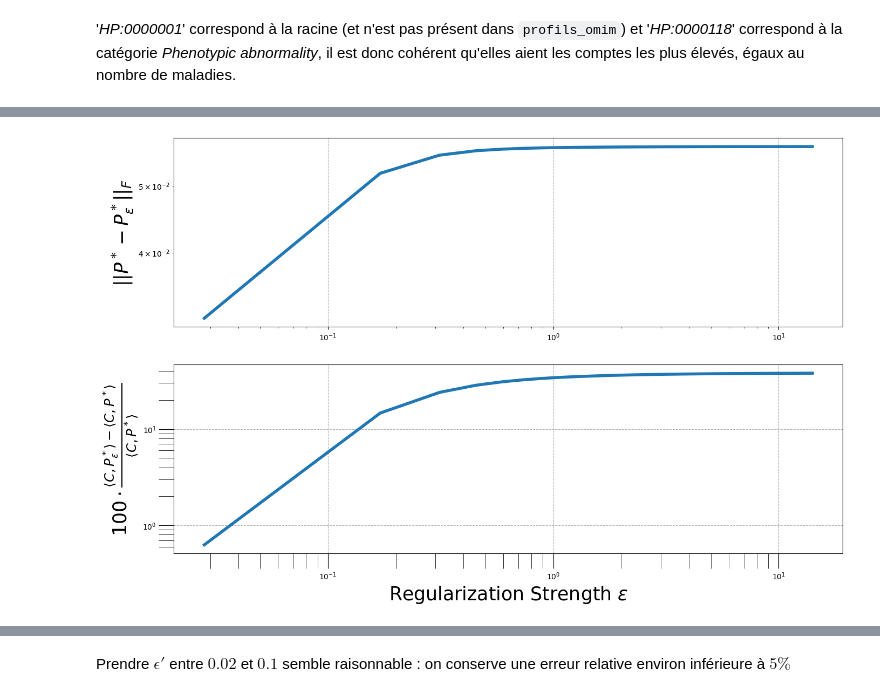
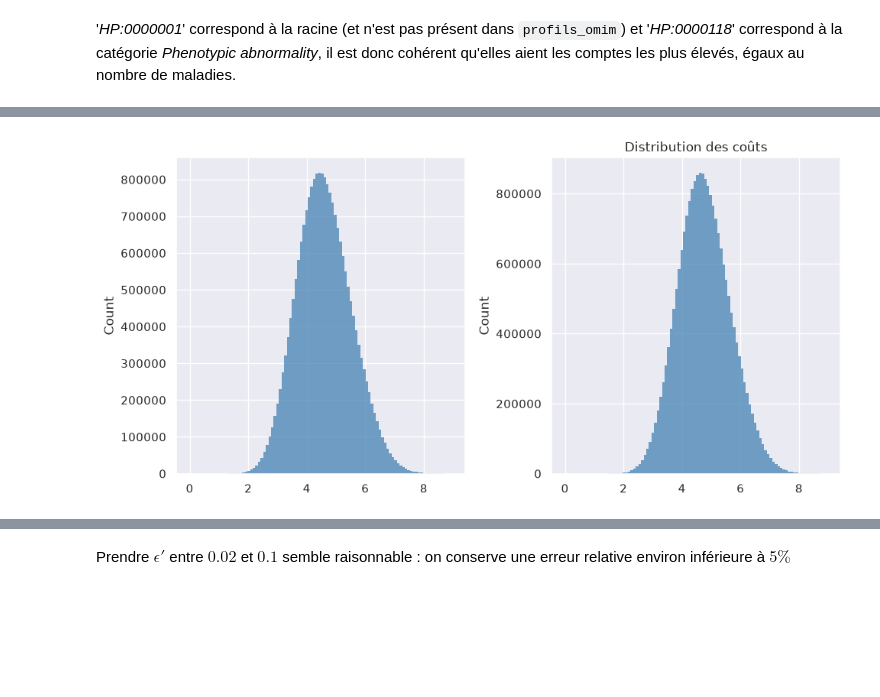
Before and after one commit to averniere/OT_simulation_maladies, a Jupyter notebook: Embeddings/analyse.ipynb, the cells around one changed output, grey strips where cells are left out. Cells and saved outputs as stored; diff of their text form; code cells hidden in the pictures; blank space fills up the shorter version.

```diff
--- a/Embeddings/analyse.ipynb
+++ b/Embeddings/analyse.ipynb
@@ -781,17 +242,17 @@ gt_set = set(ground_truth)
 # %%
-costs_test = compute_cost_matrix(profils_omim_test2, profils_orpha_test)
-costs_test_weights = compute_cost_matrix(profils_omim_weight2, profils_orpha_weights)
+C = compute_cost_matrix(work_omim2B, work_orpha2B, 'barycenter')
+C_ic = compute_cost_matrix(work_omim2B, work_orpha2B, 'barycenter_ic')
 
 print("========== Costs Test ==========")
-print("Moyenne : ", costs_test.mean())
-print("Médiane : ", np.median(costs_test))
-print("Min : ", costs_test.min())
-print("Max : ", costs_test.max())
+print("Moyenne : ", C.mean())
+print("Médiane : ", np.median(C))
+print("Min : ", C.min())
+print("Max : ", C.max())
 
 print("========== Costs Test Weights ==========")
-print("Moyenne : ", costs_test_weights.mean())
-print("Médiane : ", np.median(costs_test_weights))
-print("Min : ", costs_test_weights.min())
-print("Max : ", costs_test_weights.max())
+print("Moyenne : ", C_ic.mean())
+print("Médiane : ", np.median(C_ic))
+print("Min : ", C_ic.min())
+print("Max : ", C_ic.max())
 # %% [output]
 ========== Costs Test ==========
@@ -814,32 +268,15 @@ Text(0.5, 1.0, 'Distances de Poincaré entre maladies : représentations pondér
-# %%
-# Costs test : evolution wrt reg
-plan_diff = []
-distance_diff = []
-grid = np.linspace(0.01, 5, 100)
-optimal_plan_sinkhorn, optimal_cost_sinkhorn = compute_transport(costs_test, a=None, b=None)
-
-for epsilon_prime in grid:
-  epsilon = epsilon_prime * np.mean(costs_test)
-  optimal_plan_sinkhorn_croissant, optimal_cost_sinkhorn_croissant = compute_transport_sinkhorn(costs_test, None, None, epsilon, 10000, 1e-4, False)
-
-  assert optimal_cost_sinkhorn_croissant != np.nan, (
-      "Optimal cost is nan due to numerical instabilities."
-  )
-  p = norm(optimal_plan_sinkhorn_croissant - optimal_plan_sinkhorn)
-  plan_diff.append(p)
-  dist = 100 * (optimal_cost_sinkhorn_croissant - optimal_cost_sinkhorn)/optimal_cost_sinkhorn
-  distance_diff.append(dist)
-
-
-fig, ax = plt.subplots(2, 1, figsize=(16, 5*2))
-reg_strengths = np.mean(costs_test) * grid
-plot_consistency(
-    ax,
-    reg_strengths,
-    plan_diff,
-    distance_diff
-)
-
-plt.show()
-# %% [output]
-[figure, removed]
+# %%
+sns.set_theme()
+fig, axes = plt.subplots(1, 2, figsize=(10, 5), sharex=True)
+
+ax = axes[0]
+sns.histplot(C.ravel(), bins=100, ax=ax, color='steelblue', edgecolor='none')
+
+ax = axes[1]
+sns.histplot(C_ic.ravel(), bins=100, ax=ax, color='steelblue', edgecolor='none')
+
+plt.title("Distribution des coûts")
+plt.tight_layout()
+plt.show()
+# %% [output]
+[figure, added]
```
Also changed, not shown: parts of 104 cells of this notebook, 6 other files.
